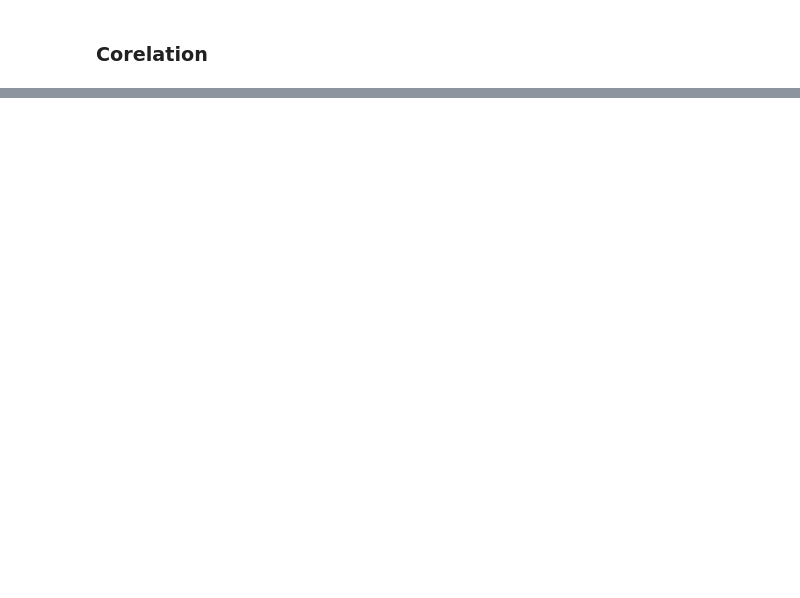
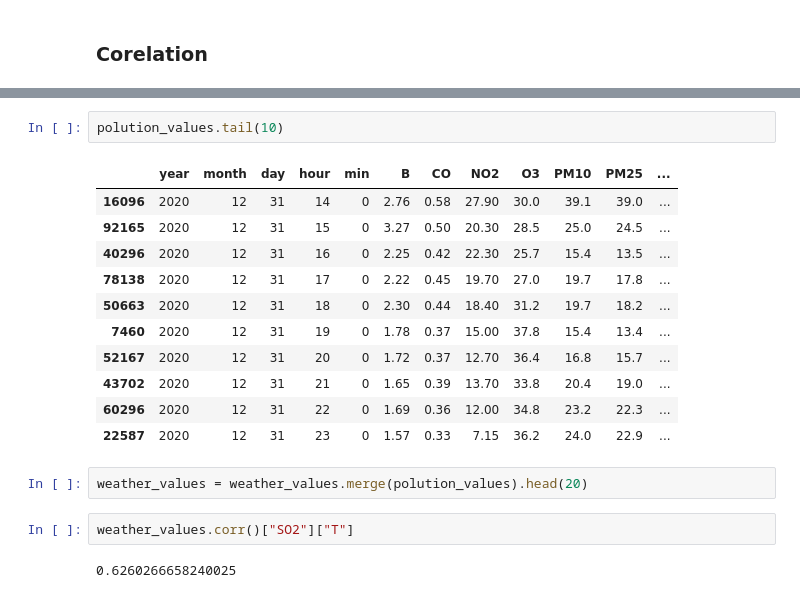
Before and after one commit to basicskill/matf-hackathon, a Jupyter notebook: Data Visualization.ipynb, the cells around one changed output, grey strips where cells are left out. Drawn from its saved outputs; the diff is of its cells as text; blank space fills up the shorter version.

```diff
--- a/Data Visualization.ipynb
+++ b/Data Visualization.ipynb
@@ -151,0 +188,20 @@ clean_data["T"]
+# %%
+polution_values.tail(10)
+# %% [output]
+|  | year | month | day | hour | min | B | CO | NO2 | O3 | PM10 | PM25 | ... |
+| 16096 | 2020 | 12 | 31 | 14 | 0 | 2.76 | 0.58 | 27.90 | 30.0 | 39.1 | 39.0 | ... |
+| 92165 | 2020 | 12 | 31 | 15 | 0 | 3.27 | 0.50 | 20.30 | 28.5 | 25.0 | 24.5 | ... |
+| 40296 | 2020 | 12 | 31 | 16 | 0 | 2.25 | 0.42 | 22.30 | 25.7 | 15.4 | 13.5 | ... |
+| 78138 | 2020 | 12 | 31 | 17 | 0 | 2.22 | 0.45 | 19.70 | 27.0 | 19.7 | 17.8 | ... |
+| 50663 | 2020 | 12 | 31 | 18 | 0 | 2.30 | 0.44 | 18.40 | 31.2 | 19.7 | 18.2 | ... |
+| 7460 | 2020 | 12 | 31 | 19 | 0 | 1.78 | 0.37 | 15.00 | 37.8 | 15.4 | 13.4 | ... |
+| 52167 | 2020 | 12 | 31 | 20 | 0 | 1.72 | 0.37 | 12.70 | 36.4 | 16.8 | 15.7 | ... |
+| 43702 | 2020 | 12 | 31 | 21 | 0 | 1.65 | 0.39 | 13.70 | 33.8 | 20.4 | 19.0 | ... |
+| 60296 | 2020 | 12 | 31 | 22 | 0 | 1.69 | 0.36 | 12.00 | 34.8 | 23.2 | 22.3 | ... |
+| 22587 | 2020 | 12 | 31 | 23 | 0 | 1.57 | 0.33 | 7.15 | 36.2 | 24.0 | 22.9 | ... |
+# %%
+weather_values = weather_values.merge(polution_values).head(20)
+# %%
+weather_values.corr()["SO2"]["T"]
+# %% [output]
+0.6260266658240025
```
Also changed, not shown: parts of 10 cells of this notebook.
